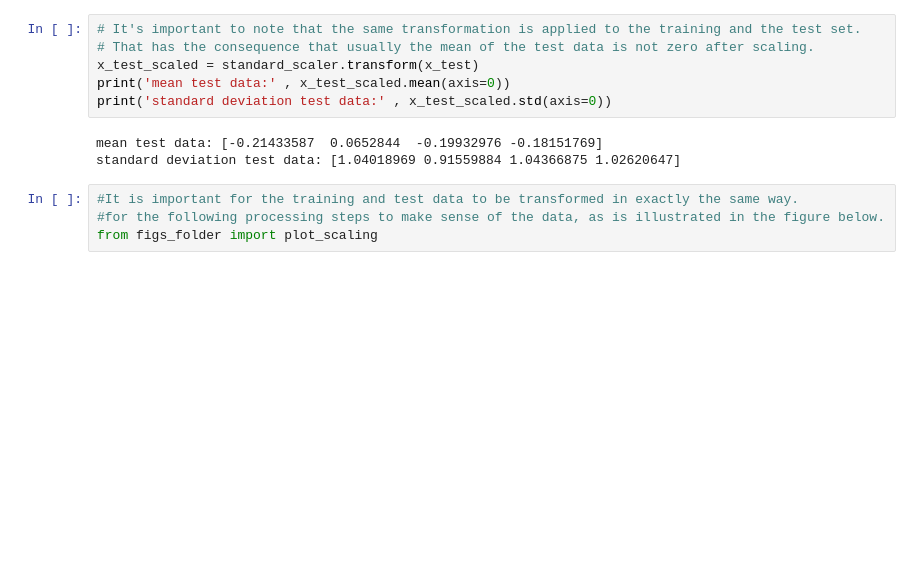
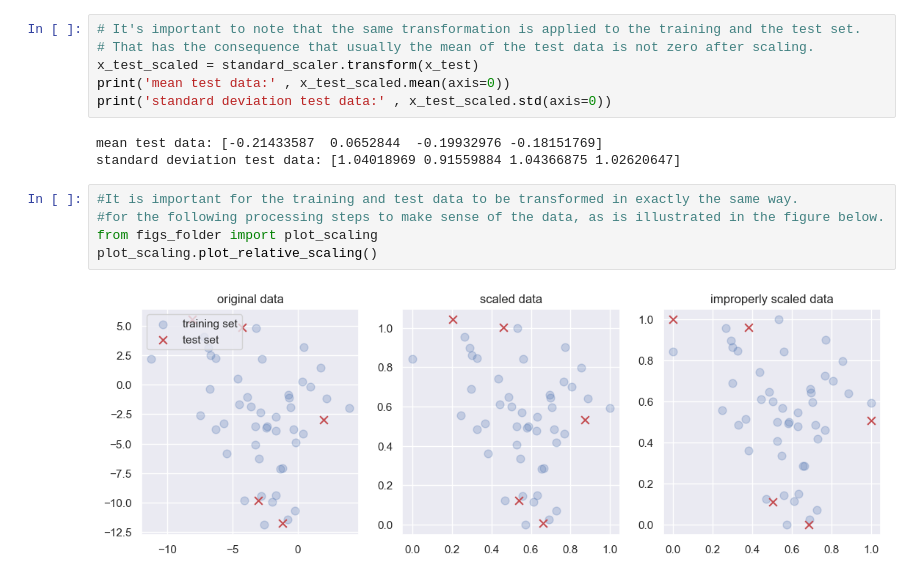
Before and after one commit to yzdxstii/Machine-learning-course-projects-University-of-Tabriz, a Jupyter notebook: 3_unsupervised learning.ipynb, the cells around one changed output. Saved outputs shown, nothing was run; the diff lists cells and outputs as text; blank space fills up the shorter version.

```diff
--- a/3_unsupervised learning.ipynb
+++ b/3_unsupervised learning.ipynb
@@ -93,4 +93,7 @@ standard deviation test data: [1.04018969 0.91559884 1.04366875 1.02620647]
 # %%
 #It is important for the training and test data to be transformed in exactly the same way.
 #for the following processing steps to make sense of the data, as is illustrated in the figure below.
 from figs_folder import plot_scaling
+plot_scaling.plot_relative_scaling()
+# %% [output]
+[figure, added]
```
Also changed, not shown: parts of 37 cells of this notebook, 2 other files.
